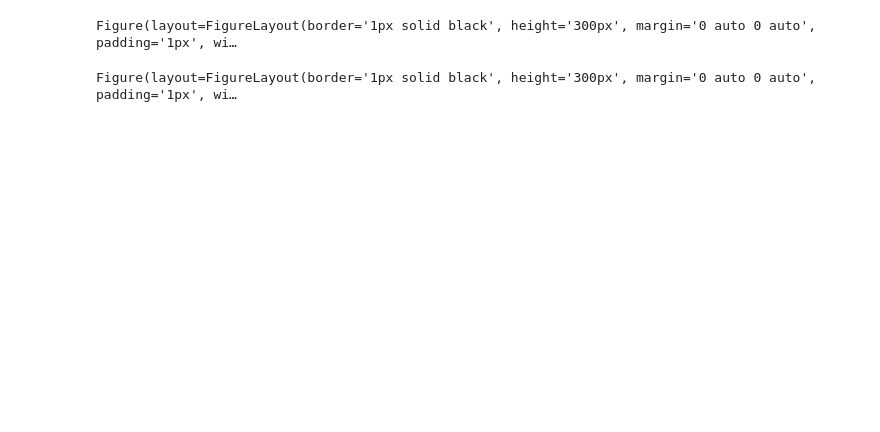
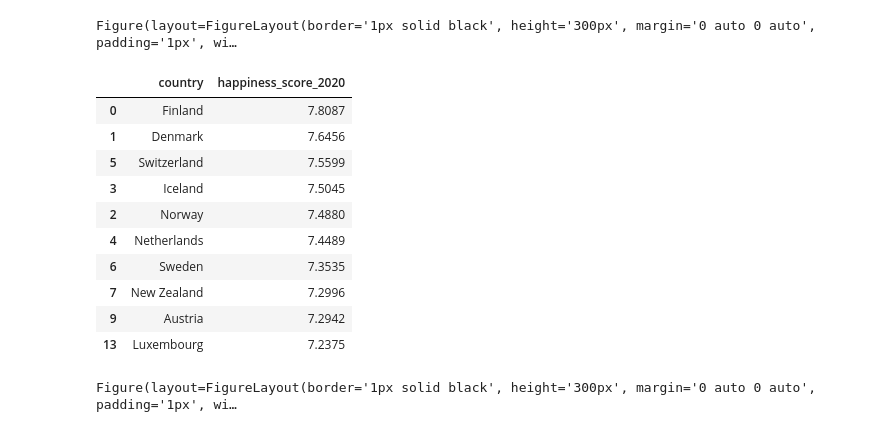
Before and after one commit to josiedeleon/Team9--Project1, a Jupyter notebook: Project 1 Happiness.ipynb, the cells around one changed output. Saved outputs shown, nothing was run; the diff lists cells and outputs as text; code cells hidden in the pictures; blank space fills up the shorter version.

```diff
--- a/Project 1 Happiness.ipynb
+++ b/Project 1 Happiness.ipynb
@@ -157,6 +185,20 @@ fig.add_layer(happiness_layer)
 fig
 # %% [output]
 Figure(layout=FigureLayout(border='1px solid black', height='300px', margin='0 auto 0 auto', padding='1px', wi…
+# %%
+coord_merge_df[["country","happiness_score_2020"]].head(10)
+# %% [output]
+|  | country | happiness_score_2020 |
+| 0 | Finland | 7.8087 |
+| 1 | Denmark | 7.6456 |
+| 5 | Switzerland | 7.5599 |
+| 3 | Iceland | 7.5045 |
+| 2 | Norway | 7.4880 |
+| 4 | Netherlands | 7.4489 |
+| 6 | Sweden | 7.3535 |
+| 7 | New Zealand | 7.2996 |
+| 9 | Austria | 7.2942 |
+| 13 | Luxembourg | 7.2375 |
 # %%
 # Plot 2020 Trust in Government Heatmap
 coord_merge_df = coord_merge_df.sort_values(by="corruption_2020", ascending=False)
```
Also changed, not shown: parts of 9 cells of this notebook, 6 other files.
